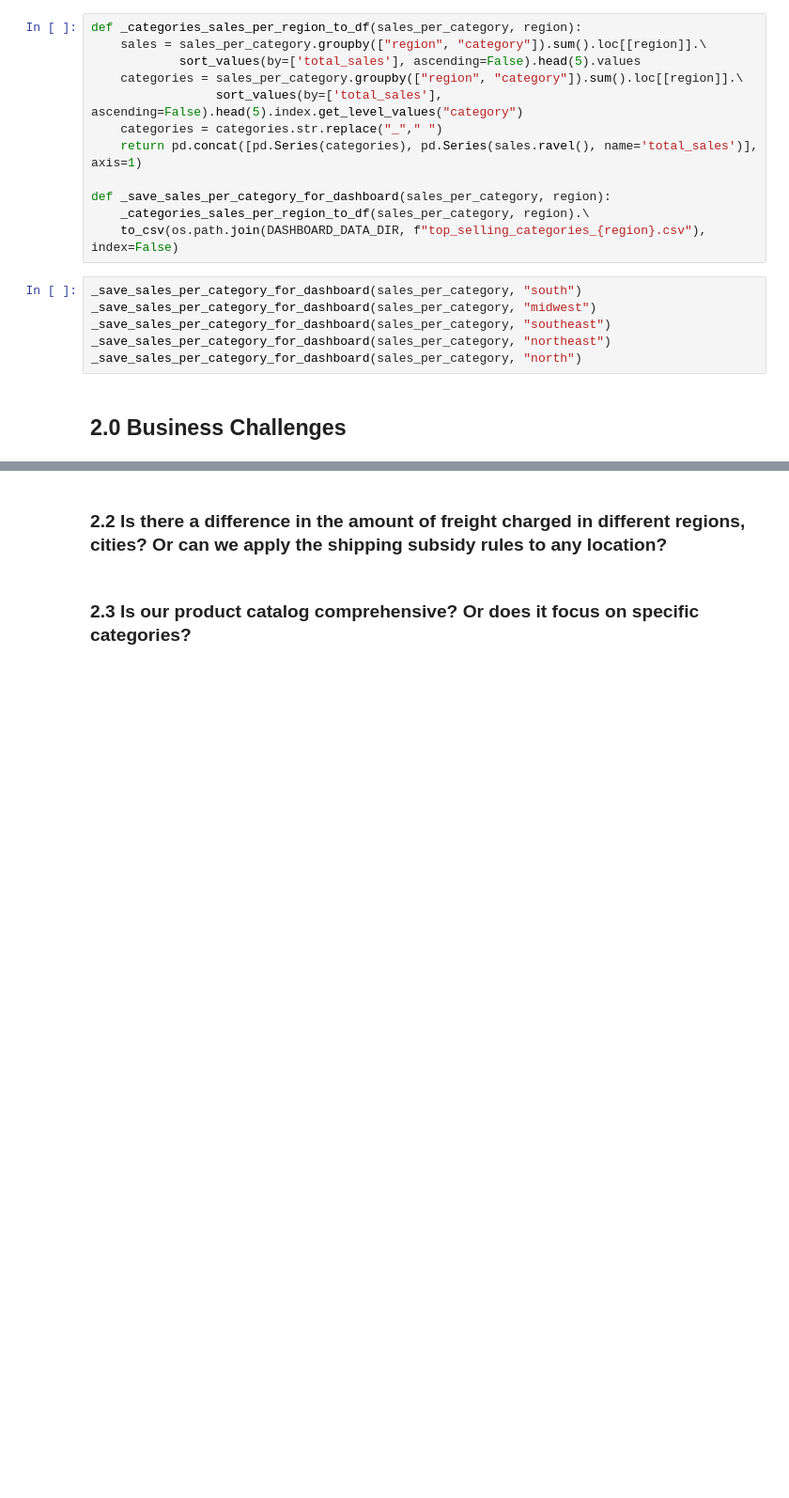
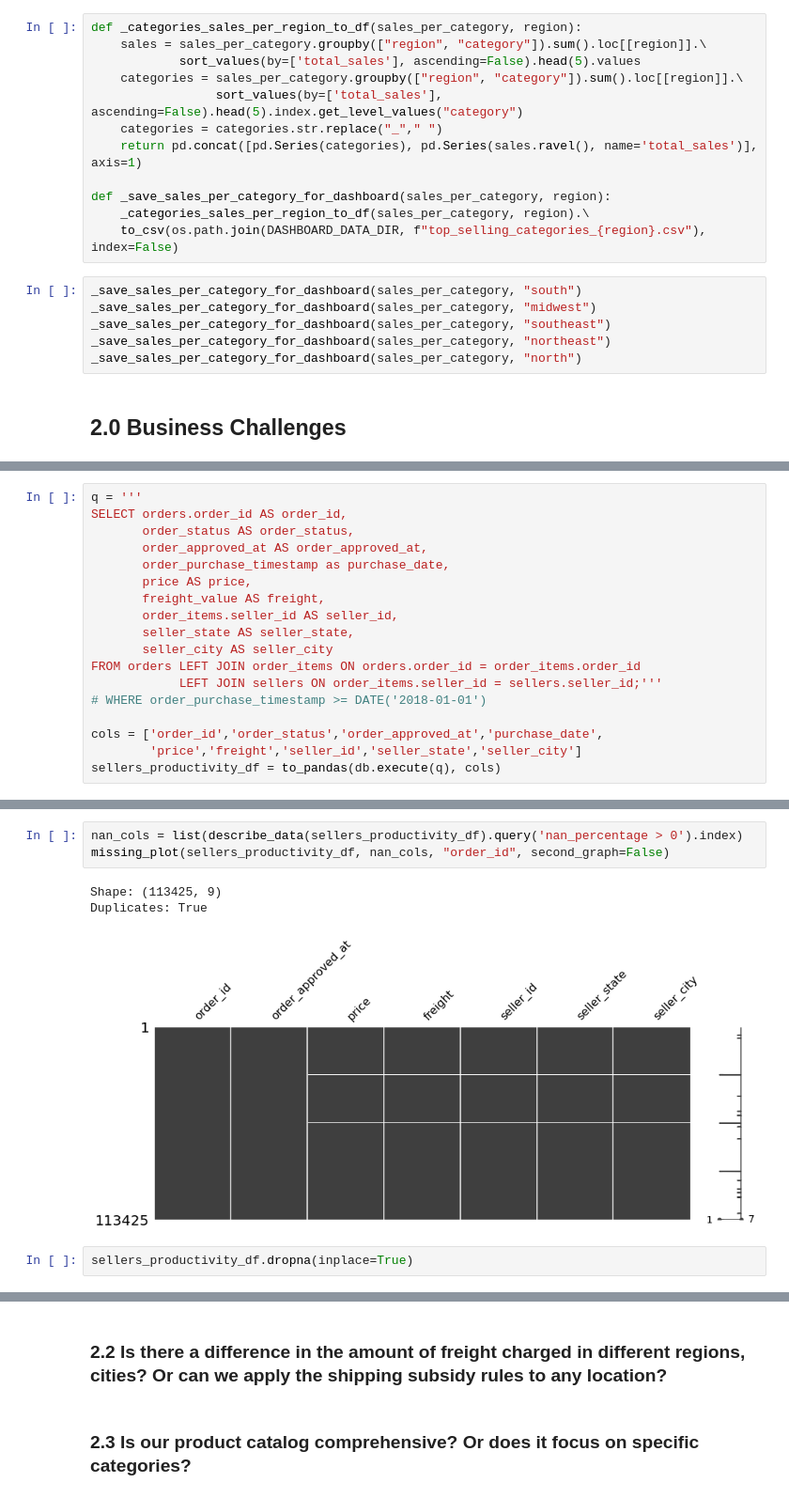
Before and after one commit to pauloreis-ds/olist, a Jupyter notebook: business_questions_insights/notebooks/1.0-pr-data-analysis-postgresql.ipynb, the cells around one changed output, grey strips where cells are left out. Shown at 94% size. Cells and saved outputs as stored; diff of their text form; blank space fills up the shorter version.

Commit message:
Recency Frequency Value Sellers Initial Analysis

```diff
--- a/business_questions_insights/notebooks/1.0-pr-data-analysis-postgresql.ipynb
+++ b/business_questions_insights/notebooks/1.0-pr-data-analysis-postgresql.ipynb
@@ -433,0 +460,18 @@ _save_sales_per_category_for_dashboard(sales_per_category, "north")
+# %%
+q = '''
+SELECT orders.order_id AS order_id,
+       order_status AS order_status,
+       order_approved_at AS order_approved_at,
+       order_purchase_timestamp as purchase_date,
+       price AS price,
+       freight_value AS freight,
+       order_items.seller_id AS seller_id,
+       seller_state AS seller_state,
+       seller_city AS seller_city
+FROM orders LEFT JOIN order_items ON orders.order_id = order_items.order_id
+            LEFT JOIN sellers ON order_items.seller_id = sellers.seller_id;'''
+# WHERE order_purchase_timestamp >= DATE('2018-01-01')
+
+cols = ['order_id','order_status','order_approved_at','purchase_date',
+        'price','freight','seller_id','seller_state','seller_city']
+sellers_productivity_df = to_pandas(db.execute(q), cols)
@@ -433,0 +499,9 @@ _save_sales_per_category_for_dashboard(sales_per_category, "north")
+# %%
+nan_cols = list(describe_data(sellers_productivity_df).query('nan_percentage > 0').index)
+missing_plot(sellers_productivity_df, nan_cols, "order_id", second_graph=False)
+# %% [output]
+Shape: (113425, 9)
+Duplicates: True
+[figure, added]
+# %%
+sellers_productivity_df.dropna(inplace=True)
```
Also changed, not shown: parts of 23 cells of this notebook, 2 other files.
